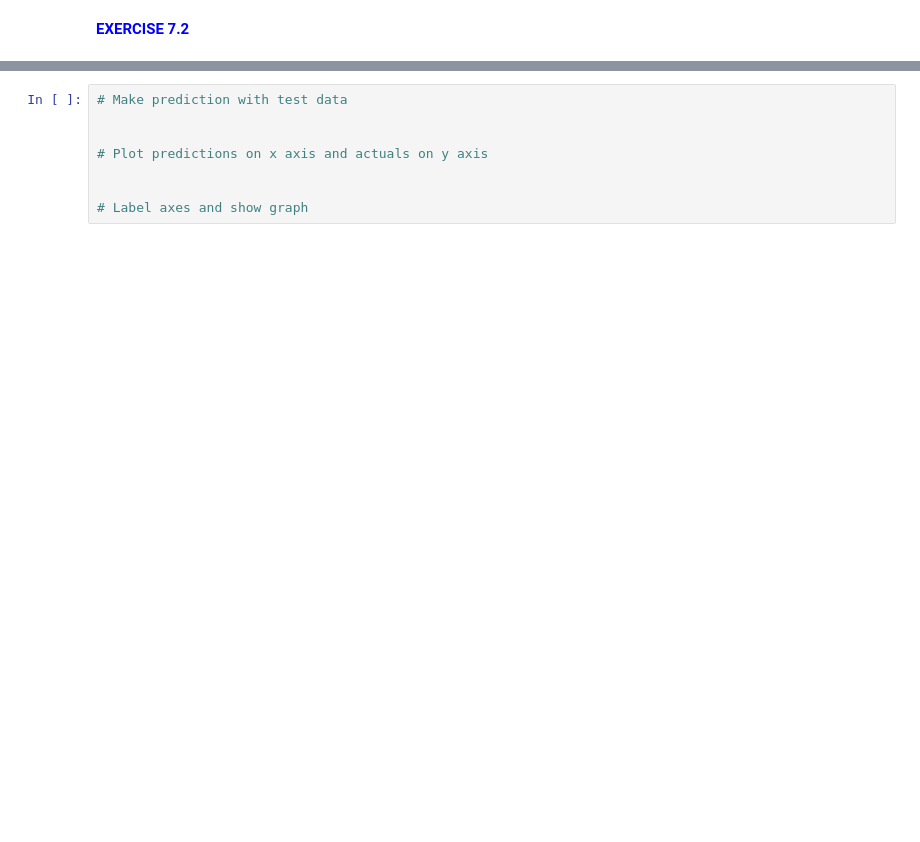
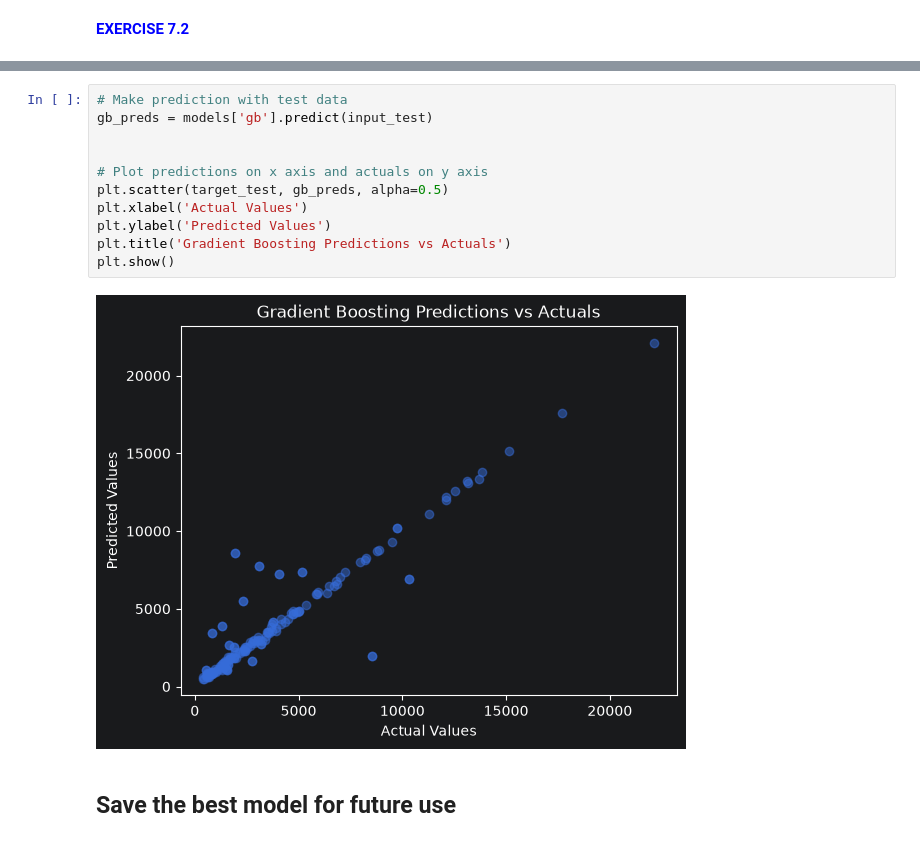
Before and after one commit to Brice-Dev-Lab/PyFi_Coursework, a Jupyter notebook: machine_learning/module_03/notebooks/ML 03. Jupyter Notebook.ipynb, the cells around one changed output, grey strips where cells are left out. Drawn from its saved outputs; the diff is of its cells as text; blank space fills up the shorter version.

```diff
--- a/machine_learning/module_03/notebooks/ML 03. Jupyter Notebook.ipynb
+++ b/machine_learning/module_03/notebooks/ML 03. Jupyter Notebook.ipynb
@@ -937,8 +982,15 @@ MAE: 1711.57
 # %%
 # Make prediction with test data
+gb_preds = models['gb'].predict(input_test)
 
 
 # Plot predictions on x axis and actuals on y axis
-
-
-# Label axes and show graph
+plt.scatter(target_test, gb_preds, alpha=0.5)
+plt.xlabel('Actual Values')
+plt.ylabel('Predicted Values')
+plt.title('Gradient Boosting Predictions vs Actuals')
+plt.show()
+# %% [output]
+[figure, added]
+# %% [markdown]
+## Save the best model for future use
```
Also changed, not shown: parts of 8 cells of this notebook, 4 other files.
